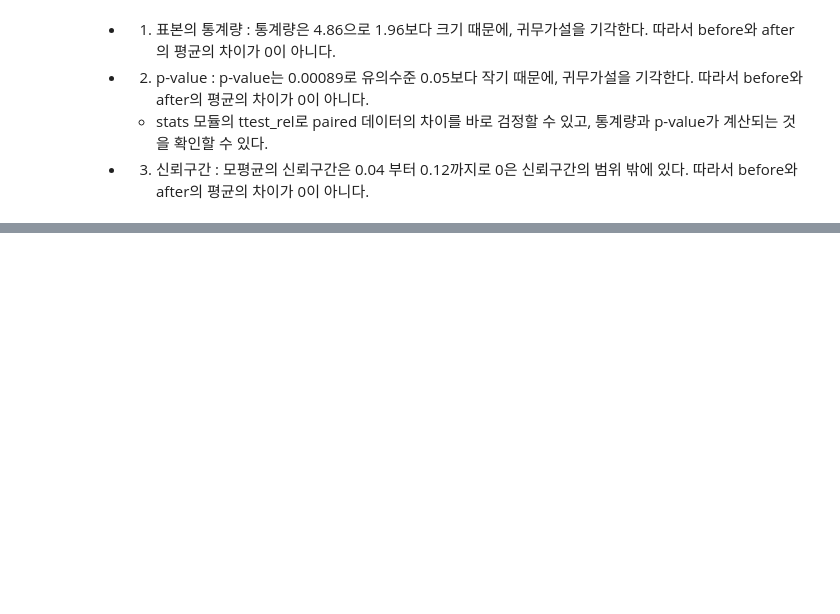
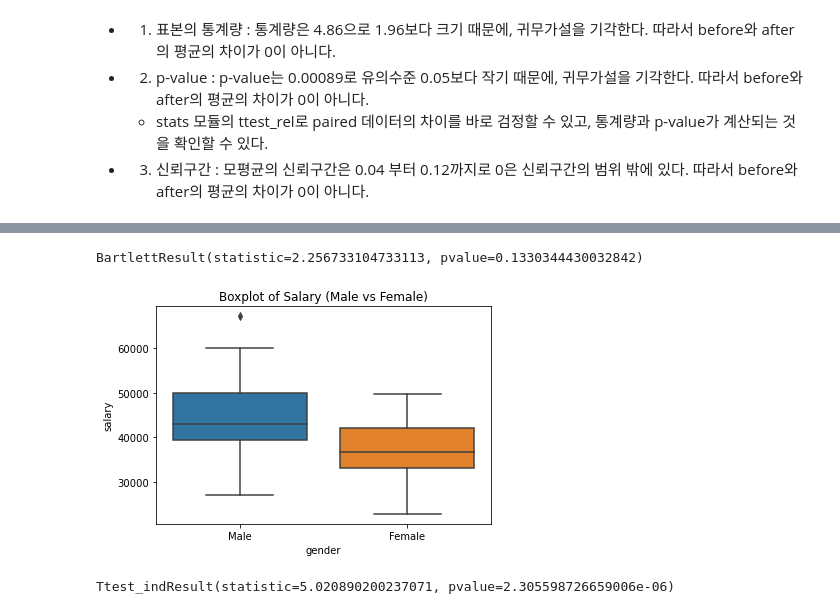
Before and after one commit to dsbumblebee/Statistics-with-Python, a Jupyter notebook: para_2_t-test.ipynb, the cells around one changed output, grey strips where cells are left out. Cells and saved outputs as stored; diff of their text form; code cells hidden in the pictures; blank space fills up the shorter version.

```diff
--- a/para_2_t-test.ipynb
+++ b/para_2_t-test.ipynb
@@ -167,0 +202,13 @@ Ttest_relResult(statistic=4.863812745135183, pvalue=0.0008911154578225479)
+# %%
+# 결측치 제거
+data.dropna(axis=0, inplace=True)
+# %%
+# 남성과 여성 데이터 나누기
+male = data[data['gender'] == 'Male']
+female = data[data['gender'] == 'Female']
+# %%
+# 샘플의 수 50 뽑기
+n = 50
+np.random.seed(7)
+male_sample = male.sample(n)
+female_sample = female.sample(n)
@@ -167,0 +231,20 @@ Ttest_relResult(statistic=4.863812745135183, pvalue=0.0008911154578225479)
+# %%
+# 등분산 테스트 bartlett
+stats.bartlett(male_sample['salary'], female_sample['salary'])
+# %% [output]
+BartlettResult(statistic=2.256733104733113, pvalue=0.1330344430032842)
+# %%
+# 두 표본의 분포 시각화 (차이 확인)
+sample_data = pd.concat([male_sample, female_sample])
+sns.boxplot(x = 'gender', y = 'salary', data= sample_data)
+plt.title('Boxplot of Salary (Male vs Female)')
+plt.show()
+# %% [output]
+[figure, added]
+# %%
+# t-test 두 표본, 등분산 case
+stats.ttest_ind(male_sample['salary'], female_sample['salary'],
+                equal_var=True,
+               alternative='two-sided')
+# %% [output]
+Ttest_indResult(statistic=5.020890200237071, pvalue=2.305598726659006e-06)
```
Also changed, not shown: parts of 21 cells of this notebook.
